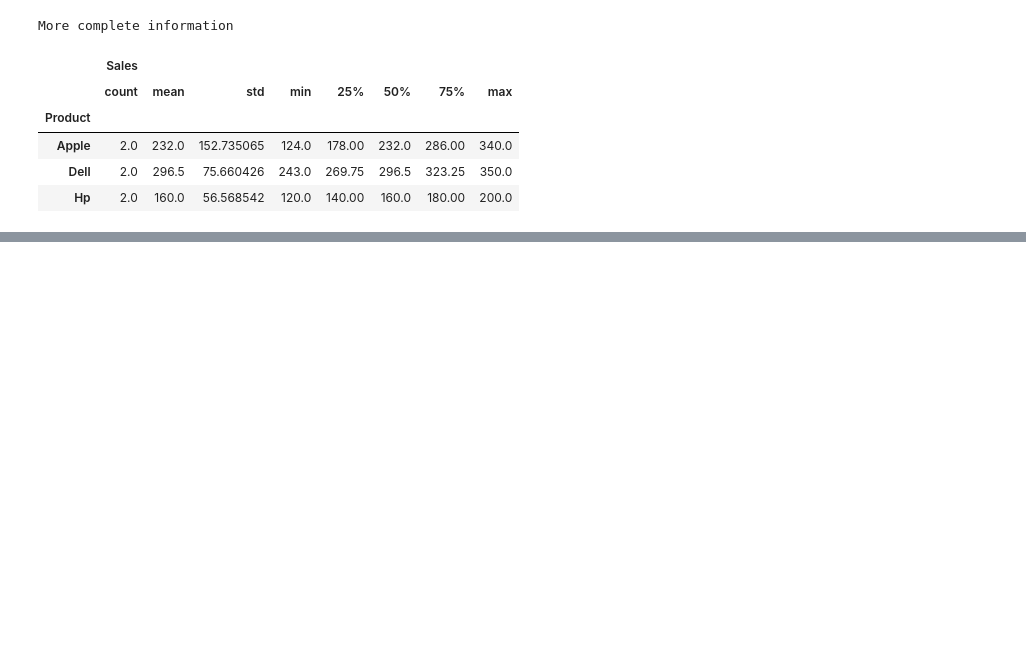
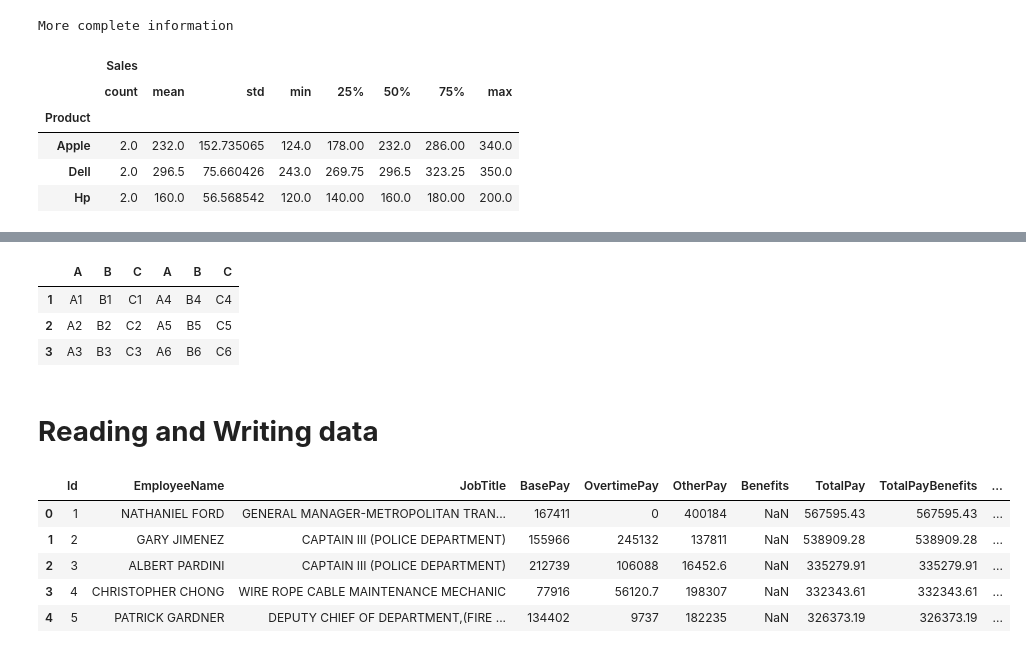
Before and after one commit to wellbg/Bibliotecas_python, a Jupyter notebook: Pandas.ipynb, the cells around one changed output, grey strips where cells are left out. Drawn from its saved outputs; the diff is of its cells as text; code cells hidden in the pictures; blank space fills up the shorter version.

```diff
--- a/Pandas.ipynb
+++ b/Pandas.ipynb
@@ -584,0 +617,22 @@ More complete information
+# %%
+#to allow column concatenation we can change the indices
+df5.index='1 2 3'.split()
+pd.concat([df4,df5],axis=1)
+# %% [output]
+|  | A | B | C | A | B | C |
+| 1 | A1 | B1 | C1 | A4 | B4 | C4 |
+| 2 | A2 | B2 | C2 | A5 | B5 | C5 |
+| 3 | A3 | B3 | C3 | A6 | B6 | C6 |
+# %% [markdown]
+# **Reading and Writing data**
+# %%
+#importing a csv file
+Sal = pd.read_csv('Salaries.csv')
+Sal.head()
+# %% [output]
+|  | Id | EmployeeName | JobTitle | BasePay | OvertimePay | OtherPay | Benefits | TotalPay | TotalPayBenefits | ... |
+| 0 | 1 | NATHANIEL FORD | GENERAL MANAGER-METROPOLITAN TRAN... | 167411 | 0 | 400184 | NaN | 567595.43 | 567595.43 | ... |
+| 1 | 2 | GARY JIMENEZ | CAPTAIN III (POLICE DEPARTMENT) | 155966 | 245132 | 137811 | NaN | 538909.28 | 538909.28 | ... |
+| 2 | 3 | ALBERT PARDINI | CAPTAIN III (POLICE DEPARTMENT) | 212739 | 106088 | 16452.6 | NaN | 335279.91 | 335279.91 | ... |
+| 3 | 4 | CHRISTOPHER CHONG | WIRE ROPE CABLE MAINTENANCE MECHANIC | 77916 | 56120.7 | 198307 | NaN | 332343.61 | 332343.61 | ... |
+| 4 | 5 | PATRICK GARDNER | DEPUTY CHIEF OF DEPARTMENT,(FIRE ... | 134402 | 9737 | 182235 | NaN | 326373.19 | 326373.19 | ... |
```
Also changed, not shown: parts of 6 cells of this notebook.
